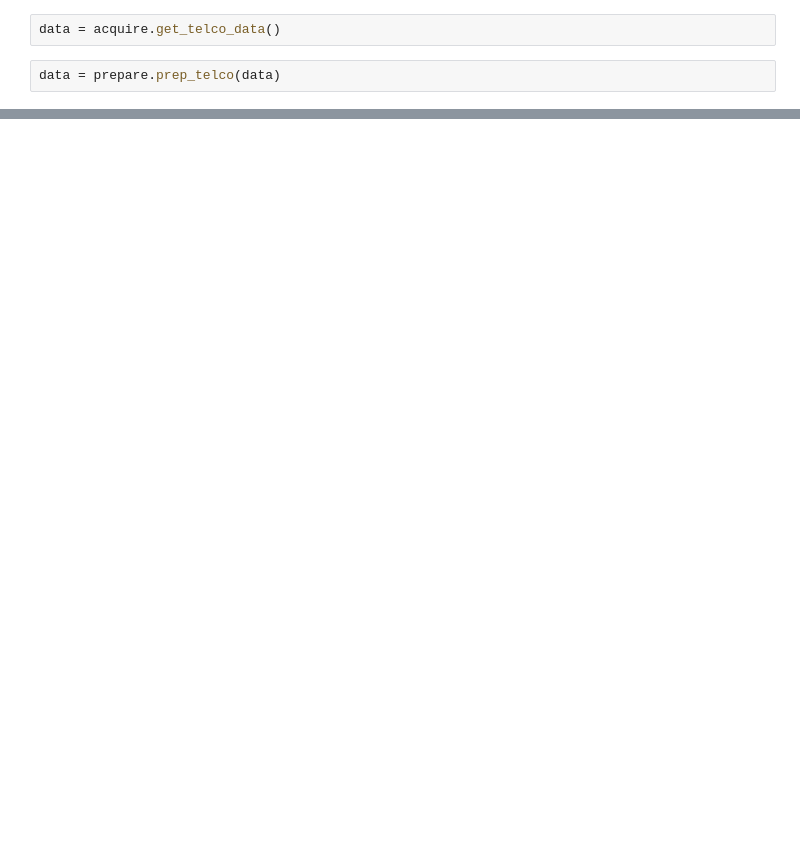
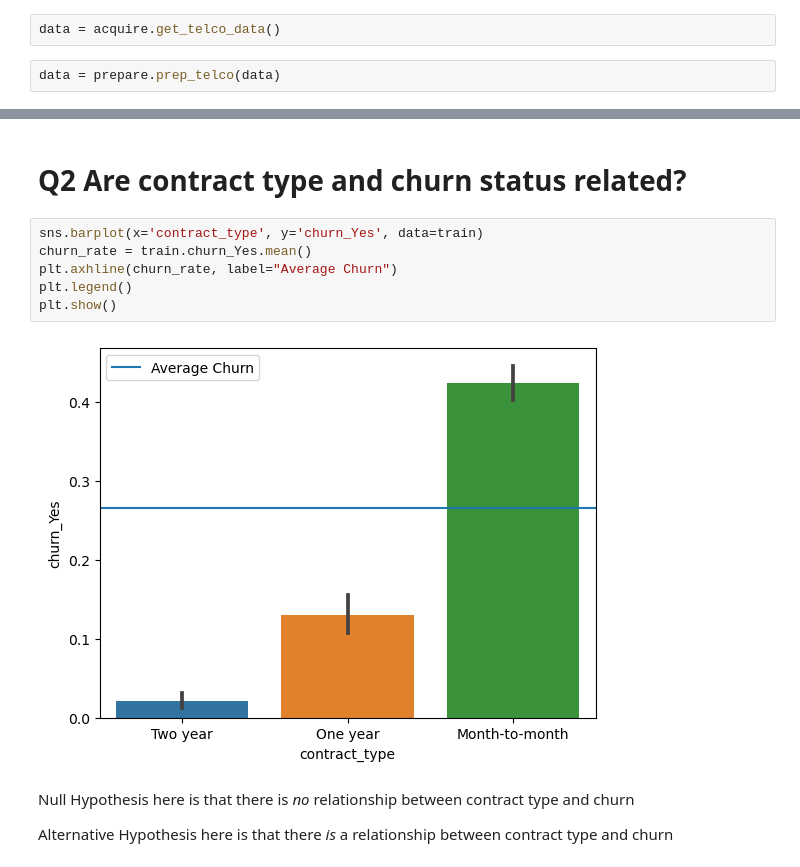
Before and after one commit to shawn-brown12/classification_project, a Jupyter notebook: Project_Workbook.ipynb, the cells around one changed output, grey strips where cells are left out. Drawn from its saved outputs; the diff is of its cells as text; blank space fills up the shorter version.

```diff
--- a/Project_Workbook.ipynb
+++ b/Project_Workbook.ipynb
@@ -65,0 +161,14 @@ Name: multiple_lines_No phone service, Length: 7043, dtype: uint8
+# %% [markdown]
+# Q2 Are contract type and churn status related?
+# %%
+sns.barplot(x='contract_type', y='churn_Yes', data=train)
+churn_rate = train.churn_Yes.mean()
+plt.axhline(churn_rate, label="Average Churn")
+plt.legend()
+plt.show()
+# %% [output]
+[figure, added]
+# %% [markdown]
+Null Hypothesis here is that there is *no* relationship between contract type and churn
+
+Alternative Hypothesis here is that there *is* a relationship between contract type and churn
```
Also changed, not shown: parts of 35 cells of this notebook, 3 other files.
